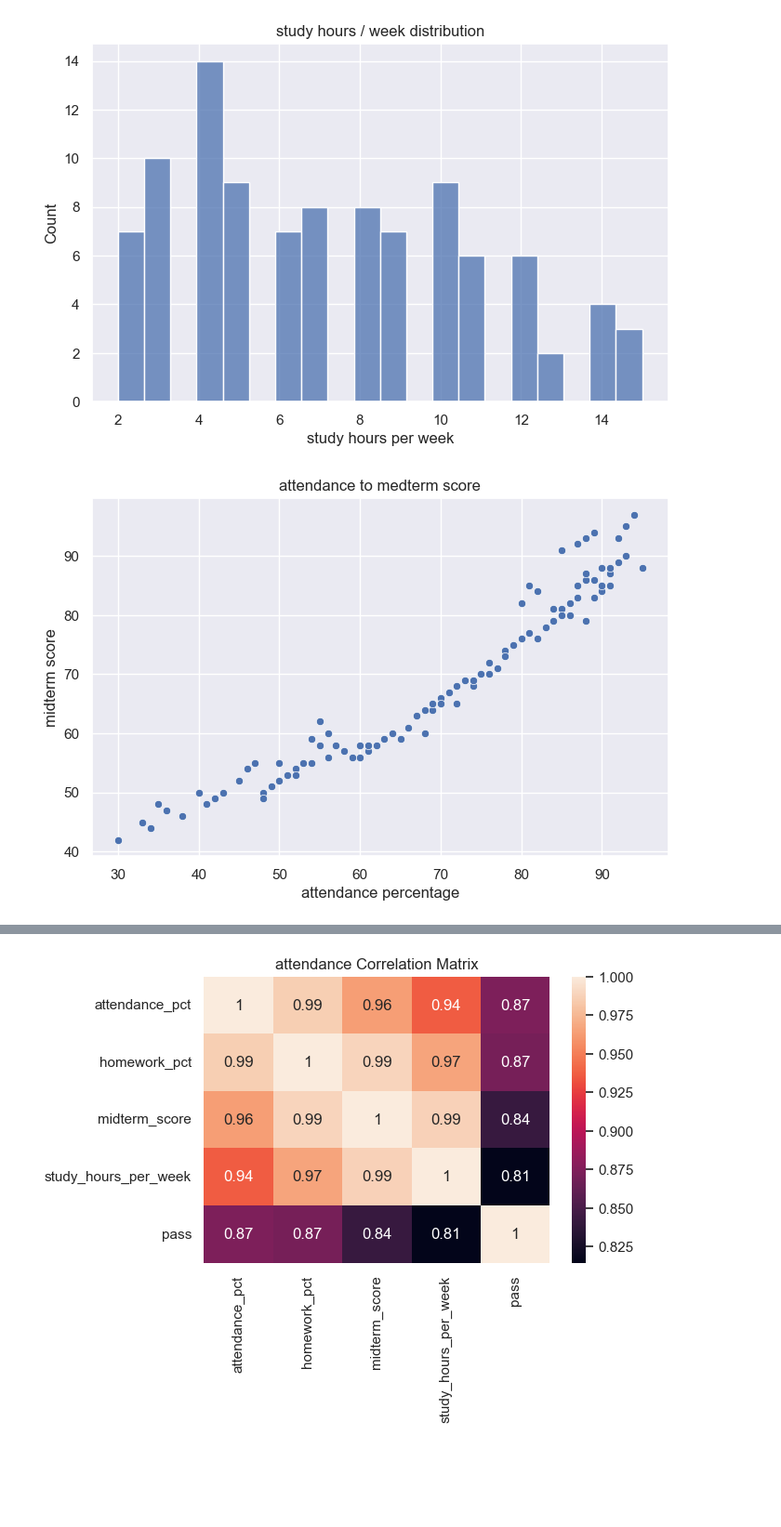
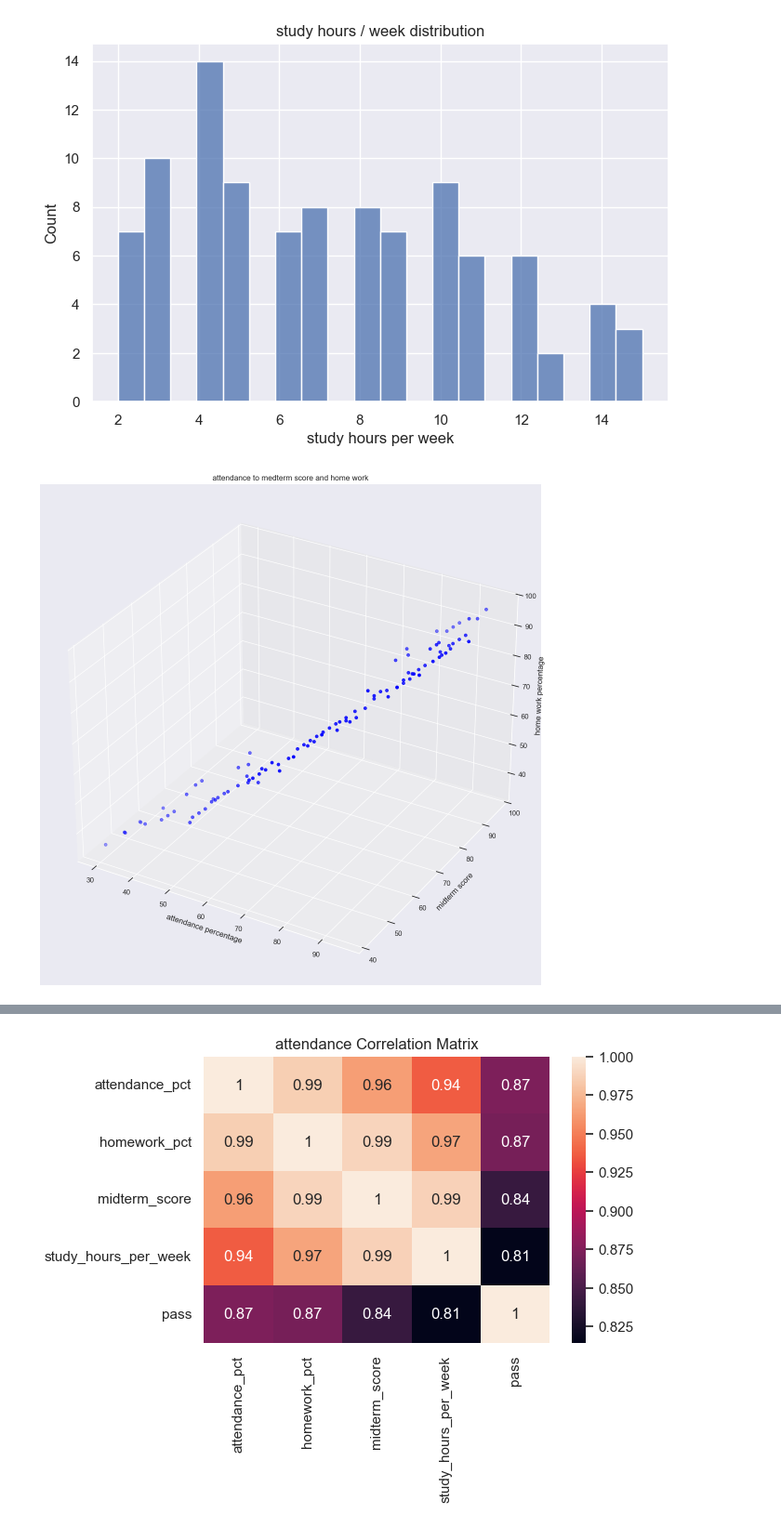
Before and after one commit to ASD-AlG/MACHINE-LEARNING-LAB, a Jupyter notebook: display.ipynb, the cells around one changed output, grey strips where cells are left out. Shown at 93% size. Saved outputs shown, nothing was run; the diff lists cells and outputs as text; code cells hidden in the pictures; blank space fills up the shorter version.

Commit message:
3d scatter plot

```diff
--- a/display.ipynb
+++ b/display.ipynb
@@ -123,12 +124,18 @@ mplt.show()
 # %% [output]
 [figure]
 # %%
-mplt.figure(figsize=(8,5))
-sbrn.scatterplot(x='attendance_pct', y='midterm_score', data=df)
-mplt.title("attendance to medterm score")
+fig =mplt.figure(figsize=(16,14))
+ax = fig.add_subplot(111, projection='3d')
+x=df.attendance_pct
+y=df.midterm_score
+z=df.homework_pct
+ax.scatter3D(x, y, z, color='blue', marker='o')
 mplt.xlabel("attendance percentage")
 mplt.ylabel("midterm score")
+ax.set_zlabel("home work percentage")
+mplt.title("attendance to medterm score and home work")
+
 mplt.show()
 # %% [output]
-[figure, old version]
+[figure, new version]
 # %%
```
Also changed, not shown: parts of 5 cells of this notebook.
